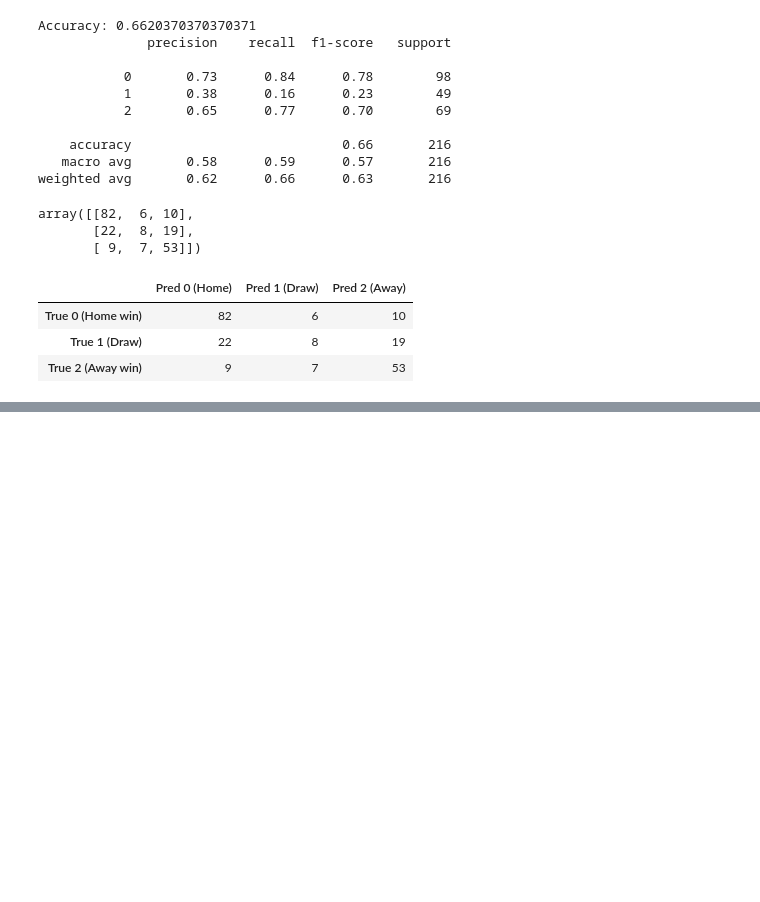
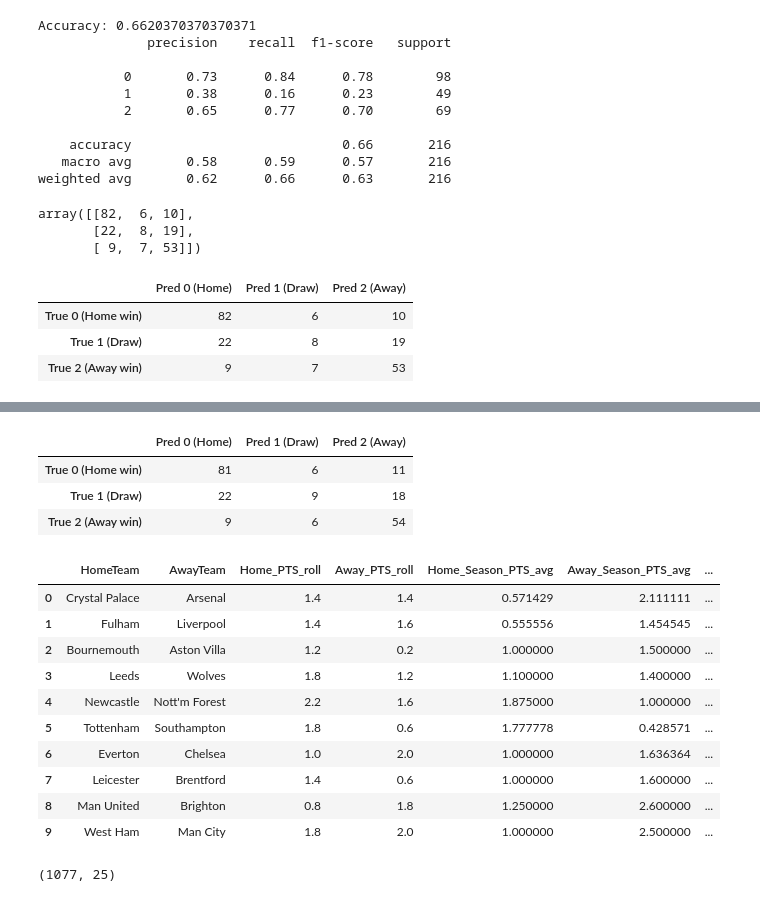
Before and after one commit to manitousi123/epl-ml-predictor, a Jupyter notebook: notebooks/01_exploration.ipynb, the cells around one changed output, grey strips where cells are left out. Saved outputs shown, nothing was run; the diff lists cells and outputs as text; code cells hidden in the pictures; blank space fills up the shorter version.

```diff
--- a/notebooks/01_exploration.ipynb
+++ b/notebooks/01_exploration.ipynb
@@ -273,0 +341,71 @@ NameError: name 'add_gap_features' is not defined
+# %%
+from sklearn.metrics import confusion_matrix
+import pandas as pd
+
+cm = confusion_matrix(y_test, y_pred, labels=[0,1,2])
+cm_df = pd.DataFrame(
+    cm,
+    index=["True 0 (Home win)", "True 1 (Draw)", "True 2 (Away win)"],
+    columns=["Pred 0 (Home)", "Pred 1 (Draw)", "Pred 2 (Away)"]
+)
+
+cm_df
+# %% [output]
+|  | Pred 0 (Home) | Pred 1 (Draw) | Pred 2 (Away) |
+| True 0 (Home win) | 81 | 6 | 11 |
+| True 1 (Draw) | 22 | 9 | 18 |
+| True 2 (Away win) | 9 | 6 | 54 |
+# %%
+from features import add_basic_match_features, add_team_form_features, add_gap_features, add_team_strength_features
+
+
+feat_df = add_basic_match_features(df)
+feat_df2 = add_team_form_features(feat_df)
+feat_df3 = add_gap_features(feat_df2)
+feat_df4 = add_team_strength_features(feat_df3)
+
+feat_df4[[
+    "HomeTeam", "AwayTeam",
+    "Home_PTS_roll", "Away_PTS_roll",
+    "Home_Season_PTS_avg", "Away_Season_PTS_avg",
+    "Season_PTS_gap",
+    "Result"
+]].head(10)
+# %% [output]
+|  | HomeTeam | AwayTeam | Home_PTS_roll | Away_PTS_roll | Home_Season_PTS_avg | Away_Season_PTS_avg | ... |
+| 0 | Crystal Palace | Arsenal | 1.4 | 1.4 | 0.571429 | 2.111111 | ... |
+| 1 | Fulham | Liverpool | 1.4 | 1.6 | 0.555556 | 1.454545 | ... |
+| 2 | Bournemouth | Aston Villa | 1.2 | 0.2 | 1.000000 | 1.500000 | ... |
+| 3 | Leeds | Wolves | 1.8 | 1.2 | 1.100000 | 1.400000 | ... |
+| 4 | Newcastle | Nott'm Forest | 2.2 | 1.6 | 1.875000 | 1.000000 | ... |
+| 5 | Tottenham | Southampton | 1.8 | 0.6 | 1.777778 | 0.428571 | ... |
+| 6 | Everton | Chelsea | 1.0 | 2.0 | 1.000000 | 1.636364 | ... |
+| 7 | Leicester | Brentford | 1.4 | 0.6 | 1.000000 | 1.600000 | ... |
+| 8 | Man United | Brighton | 0.8 | 1.8 | 1.250000 | 2.600000 | ... |
+| 9 | West Ham | Man City | 1.8 | 2.0 | 1.000000 | 2.500000 | ... |
+# %%
+feature_cols = [
+    # odds-based
+    "p_home","p_draw","p_away",
+
+    # short-term form (rolling window)
+    "Home_PTS_roll","Away_PTS_roll",
+    "Home_GF_roll","Away_GF_roll",
+    "Home_GA_roll","Away_GA_roll",
+    "PTS_gap","GF_gap","GA_gap",
+    "Form_balance_PTS","Form_balance_GF","Form_balance_GA",
+
+    # season-long strength
+    "Home_Season_PTS_avg","Away_Season_PTS_avg",
+    "Home_Season_GF_avg","Away_Season_GF_avg",
+    "Home_Season_GA_avg","Away_Season_GA_avg",
+    "Season_PTS_gap","Season_GF_gap","Season_GA_gap",
+]
+
+model_df = feat_df4[feature_cols + ["Result"]].dropna()
+
+X = model_df[feature_cols]
+y = model_df["Result"]
+model_df.shape
+# %% [output]
+(1077, 25)
```
Also changed, not shown: parts of 7 cells of this notebook.
